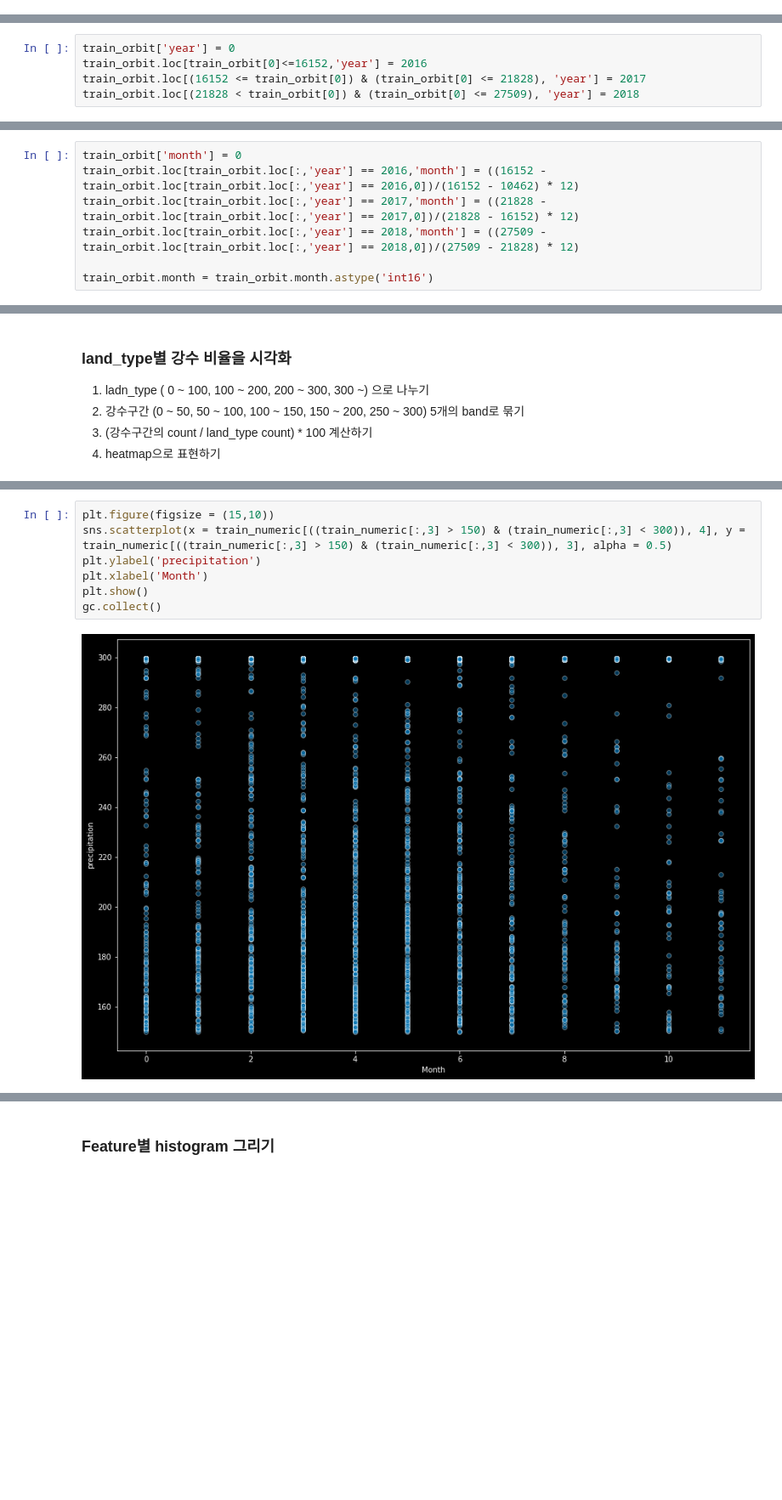
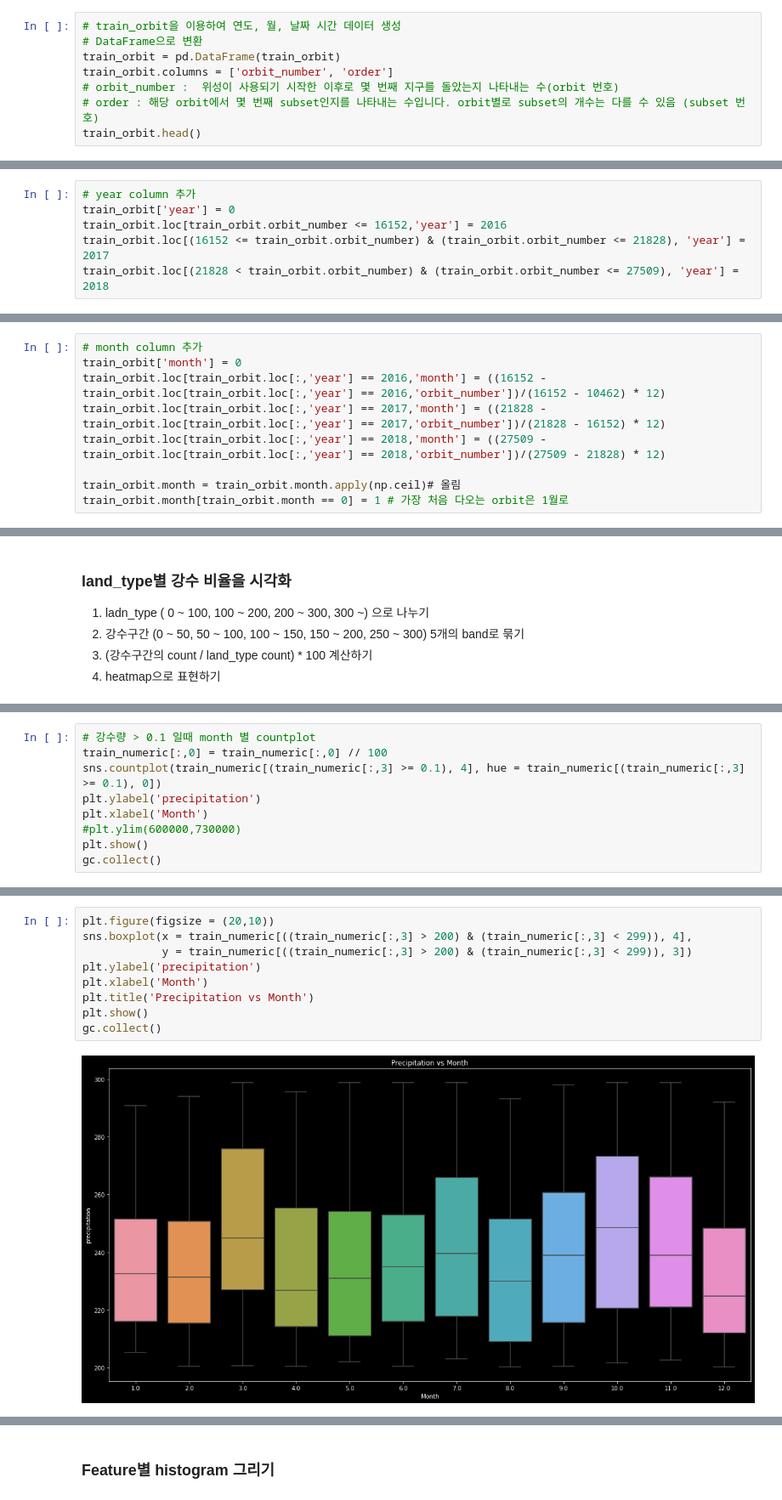
Before and after one commit to deagwon97/dacon-satellite-precipitation, a Jupyter notebook: Dacon_satellite_EDA.ipynb, the cells around one changed output, grey strips where cells are left out. Shown at 85% size. Saved outputs shown, nothing was run; the diff lists cells and outputs as text; blank space fills up the shorter version.

Commit message:
월별데이터 count plot을 그려봄. 큰 차이 없음....  land type에서도 큰 차이 x....위도별로 따져봐야 할듯

```diff
--- a/Dacon_satellite_EDA.ipynb
+++ b/Dacon_satellite_EDA.ipynb
@@ -87,0 +84,8 @@ train_orbit.reset_index()
+# %%
+# train_orbit을 이용하여 연도, 월, 날짜 시간 데이터 생성
+# DataFrame으로 변환
+train_orbit = pd.DataFrame(train_orbit)
+train_orbit.columns = ['orbit_number', 'order']
+# orbit_number :  위성이 사용되기 시작한 이후로 몇 번째 지구를 돌았는지 나타내는 수(orbit 번호)
+# order : 해당 orbit에서 몇 번째 subset인지를 나타내는 수입니다. orbit별로 subset의 개수는 다를 수 있음 (subset 번호)
+train_orbit.head()
@@ -88,8 +108,9 @@ train_orbit.reset_index()
 # %%
+# year column 추가
 train_orbit['year'] = 0
-train_orbit.loc[train_orbit[0]<=16152,'year'] = 2016
-train_orbit.loc[(16152 <= train_orbit[0]) & (train_orbit[0] <= 21828), 'year'] = 2017
-train_orbit.loc[(21828 < train_orbit[0]) & (train_orbit[0] <= 27509), 'year'] = 2018
+train_orbit.loc[train_orbit.orbit_number <= 16152,'year'] = 2016
+train_orbit.loc[(16152 <= train_orbit.orbit_number) & (train_orbit.orbit_number <= 21828), 'year'] = 2017
+train_orbit.loc[(21828 < train_orbit.orbit_number) & (train_orbit.orbit_number <= 27509), 'year'] = 2018
 # %%
 train_orbit.year.value_counts()
 # %% [output]
@@ -98,9 +119,11 @@ train_orbit.year.value_counts()
 2017    25200
 Name: year, dtype: int64
 # %%
+# month column 추가
 train_orbit['month'] = 0
-train_orbit.loc[train_orbit.loc[:,'year'] == 2016,'month'] = ((16152 - train_orbit.loc[train_orbit.loc[:,'year'] == 2016,0])/(16152 - 10462) * 12)
-train_orbit.loc[train_orbit.loc[:,'year'] == 2017,'month'] = ((21828 - train_orbit.loc[train_orbit.loc[:,'year'] == 2017,0])/(21828 - 16152) * 12)
-train_orbit.loc[train_orbit.loc[:,'year'] == 2018,'month'] = ((27509 - train_orbit.loc[train_orbit.loc[:,'year'] == 2018,0])/(27509 - 21828) * 12)
+train_orbit.loc[train_orbit.loc[:,'year'] == 2016,'month'] = ((16152 - train_orbit.loc[train_orbit.loc[:,'year'] == 2016,'orbit_number'])/(16152 - 10462) * 12)
+train_orbit.loc[train_orbit.loc[:,'year'] == 2017,'month'] = ((21828 - train_orbit.loc[train_orbit.loc[:,'year'] == 2017,'orbit_number'])/(21828 - 16152) * 12)
+train_orbit.loc[train_orbit.loc[:,'year'] == 2018,'month'] = ((27509 - train_orbit.loc[train_orbit.loc[:,'year'] == 2018,'orbit_number'])/(27509 - 21828) * 12)
 
-train_orbit.month = train_orbit.month.astype('int16')
+train_orbit.month = train_orbit.month.apply(np.ceil)# 올림
+train_orbit.month[train_orbit.month == 0] = 1 # 가장 처음 다오는 orbit은 1월로
@@ -216,0 +272,9 @@ gc.collect()
+# %%
+# 강수량 > 0.1 일때 month 별 countplot
+train_numeric[:,0] = train_numeric[:,0] // 100
+sns.countplot(train_numeric[(train_numeric[:,3] >= 0.1), 4], hue = train_numeric[(train_numeric[:,3] >= 0.1), 0])
+plt.ylabel('precipitation')
+plt.xlabel('Month')
+#plt.ylim(600000,730000)
+plt.show()
+gc.collect()
@@ -227,9 +297,11 @@ gc.collect()
 # %%
-plt.figure(figsize = (15,10))
-sns.scatterplot(x = train_numeric[((train_numeric[:,3] > 150) & (train_numeric[:,3] < 300)), 4], y = train_numeric[((train_numeric[:,3] > 150) & (train_numeric[:,3] < 300)), 3], alpha = 0.5)
+plt.figure(figsize = (20,10))
+sns.boxplot(x = train_numeric[((train_numeric[:,3] > 200) & (train_numeric[:,3] < 299)), 4],
+            y = train_numeric[((train_numeric[:,3] > 200) & (train_numeric[:,3] < 299)), 3])
 plt.ylabel('precipitation')
 plt.xlabel('Month')
+plt.title('Precipitation vs Month')
 plt.show()
 gc.collect()
 # %% [output]
-[figure, old version]
+[figure, new version]
```
Also changed, not shown: parts of 22 cells of this notebook.
